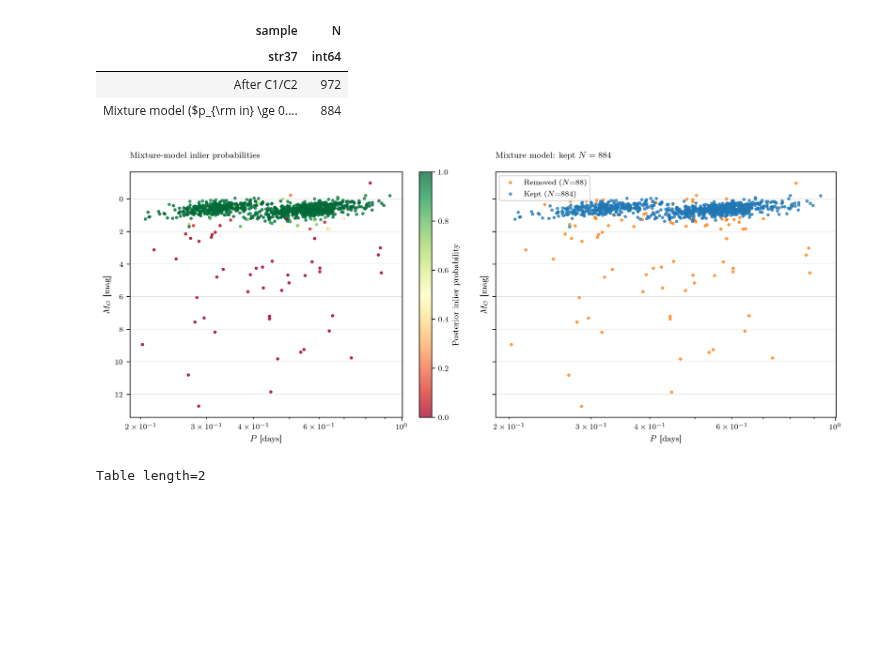
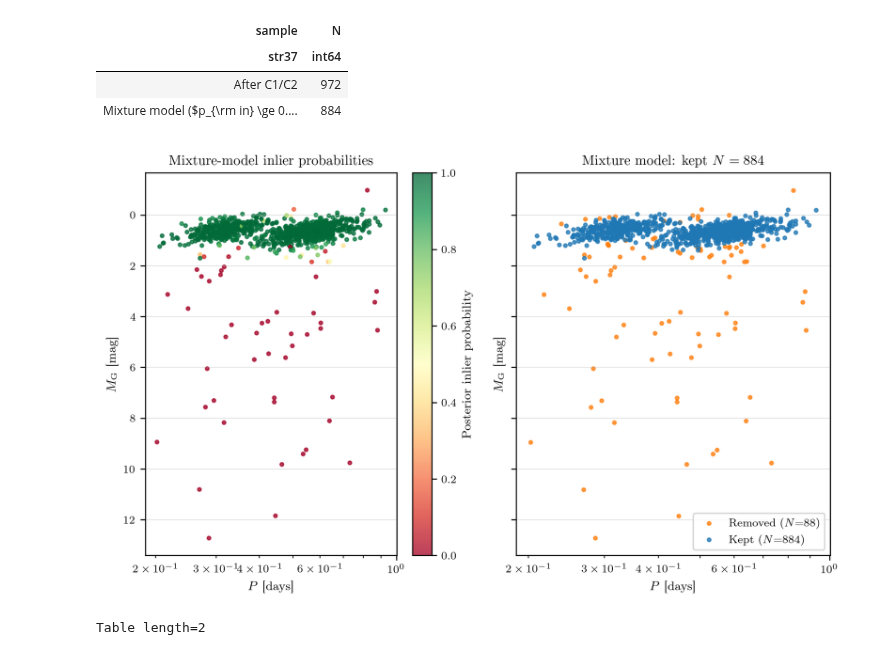
Before and after one commit to raw-asparagus/ay-128, a Jupyter notebook: labs/01/02-01.ipynb, the cells around one changed output. Saved outputs shown, nothing was run; the diff lists cells and outputs as text; code cells hidden in the pictures; blank space fills up the shorter version.

```diff
--- a/labs/01/02-01.ipynb
+++ b/labs/01/02-01.ipynb
@@ -286,24 +337,16 @@ Table length=2
 | After C1/C2 | 972 |
 | Mixture model ($p_{\rm in} \ge 0.... | 884 |
 # %%
-fig, axes = plt.subplots(1, 2, figsize=(11, 4.5), sharex=True, sharey=True)
-
-plot_inlier_prob_map(
+axes = plot_inlier_prob_period_luminosity_comparison(
     rrlyrae_mixture_clean,
-    ax=axes[0],
-    title=rf"Mixture-model inlier probabilities",
-)
-plot_period_luminosity_diff(
     rrlyrae_calibration_data,
     rrlyrae_clean_data,
-    ax=axes[1],
-    title=rf"Mixture model: kept $N={len(rrlyrae_clean_data)}$",
 )
-
-fig.tight_layout()
+axes[0].set_title(rf"Mixture-model inlier probabilities")
+axes[1].set_title(rf"Mixture model: kept $N={len(rrlyrae_clean_data)}$")
 plt.show()
 # %% [output]
-[figure, old version]
+[figure, new version]
 # %%
 cleaning_metrics = table.Table(
     rows=[
```
Also changed, not shown: parts of 16 cells of this notebook, 28 other files.
